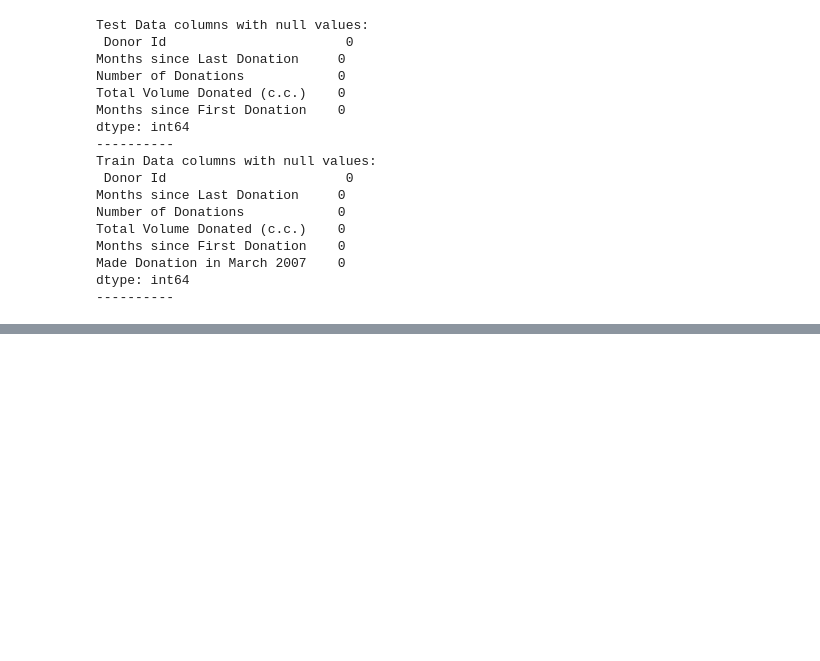
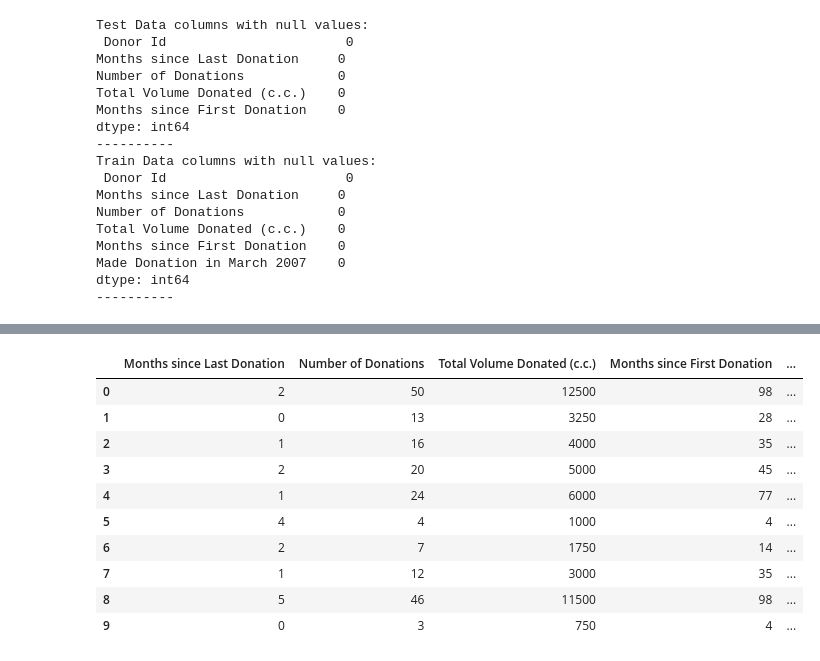
Before and after one commit to sharonmalio/python4datascience, a Jupyter notebook: Challenge2.ipynb, the cells around one changed output, grey strips where cells are left out. Cells and saved outputs as stored; diff of their text form; code cells hidden in the pictures; blank space fills up the shorter version.

```diff
--- a/Challenge2.ipynb
+++ b/Challenge2.ipynb
@@ -76,0 +92,7 @@ table2.describe()
+# %%
+# merge the data between the 2 tables
+table1['Made Donation in March 2007'] = 'NaN'
+data = table2.append(table1)
+data.head(10)
+
+# feature engineering
@@ -77,5 +111,6 @@ table2.describe()
 # %%
 #I have renamed the "Unnamed: 0" to Donor ID and thus,
 # for now we assume that it has no connection with the donation
-table2.info()
+# lets drop it for now
+data.drop("Donor Id",axis=1, inplace=True)
 # %% [output]
@@ -92,0 +138,15 @@ memory usage: 27.1 KB
+# %%
+# calculating months that the user has been donating
+data['Months Donating'] = data['Months since First Donation'] - data['Months since Last Donation']
+# calculating donations per month for the user
+data['Donations per Months Donating'] = data["""Total Volume Donated (c.c.)"""]/data['Months Donating']
+data['Donations per Months Donating'] = data['Donations per Months Donating'].replace(np.inf, 999)
+# calculating donations per month since the first donation for the user
+data['Donations per Months since First Donation'] = data["""Total Volume Donated (c.c.)"""]/data['Months since First Donation']
+
+data['Donation Counts per Months Donating'] = data['Number of Donations']/data['Months Donating']
+data['Donation Counts per Months Donating'] = data['Donation Counts per Months Donating'].replace(np.inf, 999)
+data['Donation Counts per Months since First Donating'] = data['Number of Donations']/data['Months since First Donation']
+data['Donation Counts per Months since First Donating'] = data['Donation Counts per Months since First Donating'].replace(np.inf, 999)
+#
+data['Donation Volume per Donation'] = (data["""Total Volume Donated (c.c.)"""]/data['Number of Donations']).replace(np.inf, 999)
@@ -92,0 +163,4 @@ memory usage: 27.1 KB
+# %%
+test.drop(["Made Donation in March 2007"], axis = 1)
+train = data[data['Made Donation in March 2007'] != 'NaN']
+train.head(5)
@@ -92,0 +174,15 @@ memory usage: 27.1 KB
+# %%
+final_train = train.drop(['Made Donation in March 2007'], axis = 1)
+final_train.head(10)
+# %% [output]
+|  | Months since Last Donation | Number of Donations | Total Volume Donated (c.c.) | Months since First Donation | ... |
+| 0 | 2 | 50 | 12500 | 98 | ... |
+| 1 | 0 | 13 | 3250 | 28 | ... |
+| 2 | 1 | 16 | 4000 | 35 | ... |
+| 3 | 2 | 20 | 5000 | 45 | ... |
+| 4 | 1 | 24 | 6000 | 77 | ... |
+| 5 | 4 | 4 | 1000 | 4 | ... |
+| 6 | 2 | 7 | 1750 | 14 | ... |
+| 7 | 1 | 12 | 3000 | 35 | ... |
+| 8 | 5 | 46 | 11500 | 98 | ... |
+| 9 | 0 | 3 | 750 | 4 | ... |
```
Also changed, not shown: parts of 6 cells of this notebook, 1 other file.
